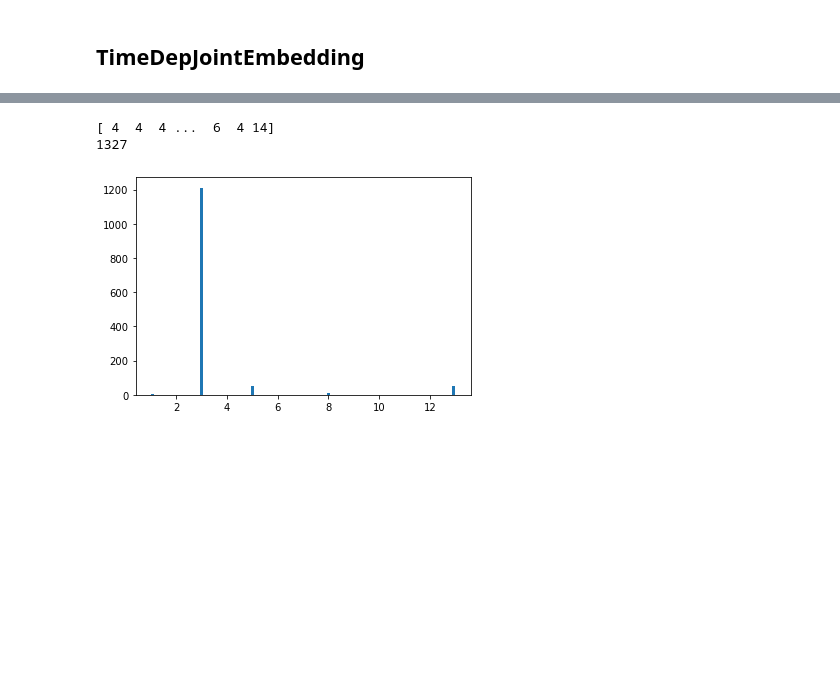
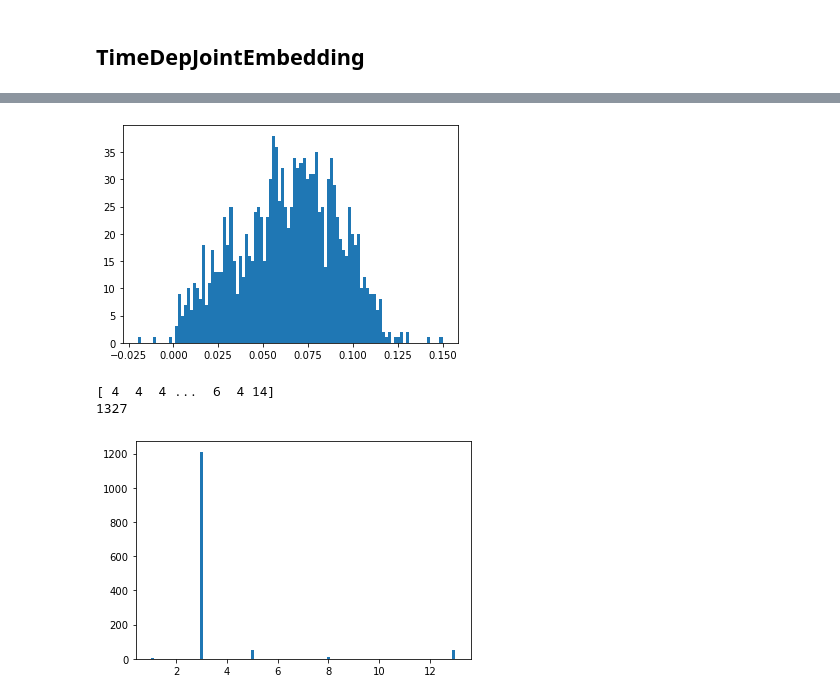
Before and after one commit to cmonzani/delay-predictions, a Jupyter notebook: experiments_notebook.ipynb, the cells around one changed output, grey strips where cells are left out. Saved outputs shown, nothing was run; the diff lists cells and outputs as text; code cells hidden in the pictures; blank space fills up the shorter version.

```diff
--- a/experiments_notebook.ipynb
+++ b/experiments_notebook.ipynb
@@ -120,3 +214,5 @@ X_test_uni = [[[seq[-2]] for seq in x] for x in X_test]
+# %%
+X_test_uni = [[feat[:-2] for feat in x] for x in X_test]
 # %%
 padding_value = 0.123456789
 padded_inputs_test_uni = tf.keras.preprocessing.sequence.pad_sequences(X_test_uni,
@@ -124,3 +220,8 @@ padded_inputs_test_uni = tf.keras.preprocessing.sequence.pad_sequences(X_test_un
                                                               value=padding_value,
                                                               dtype='float32')
 pred = regressorLSTMUni.predict(padded_inputs_test_uni)
+# %%
+pred = regressorLSTMUni.predict([X_test_uni[0]])
+print(pred.shape)
+a = np.argmax(pred, axis=2)
+print(a)
@@ -126,0 +249,2 @@ pred = regressorLSTMUni.predict(padded_inputs_test_uni)
+# %%
+for pred_, y_ in zip(pred, full_y_test):
@@ -165,12 +291,12 @@ print('size of input tensor: ',)
 print(padded_inputs.shape)
 regressorLSTMMulti = Sequential()
 regressorLSTMMulti.add(Masking(mask_value=padding_value))
-regressorLSTMMulti.add(LSTM(units=lstm_units))
+regressorLSTMMulti.add(LSTM(units=lstm_units, return_sequences=True))
 regressorLSTMMulti.add(Dense(units=y_train.shape[1], activation=activation_fn))
 
 
-regressorLSTMMulti.compile(optimizer='adam', loss='mean_squared_error')
-history[method] = regressorLSTMMulti.fit(padded_inputs, y_train, batch_size=50, epochs=number_of_epochs, verbose=1)
+regressorLSTMMulti.compile(optimizer='adam', loss='categorical_crossentropy')
+history[method] = regressorLSTMMulti.fit(padded_inputs, padded_outputs, batch_size=50, epochs=number_of_epochs, verbose=1)
 # %% [output]
 size of input tensor:
 (5306, 735, 24)
@@ -403,7 +562,9 @@ print(MSE)
 # %%
-outputs = [pred_[0] for pred_ in predTimeDeP]
+outputs = [pred_[0] for pred_ in predTimeDep]
 plt.hist(outputs, bins=100)
 plt.show()
+# %% [output]
+[figure, added]
 # %%
 prec = 0
 for pred_, y_ in zip(predTimeDep,y_test):
```
Also changed, not shown: parts of 38 cells of this notebook.
